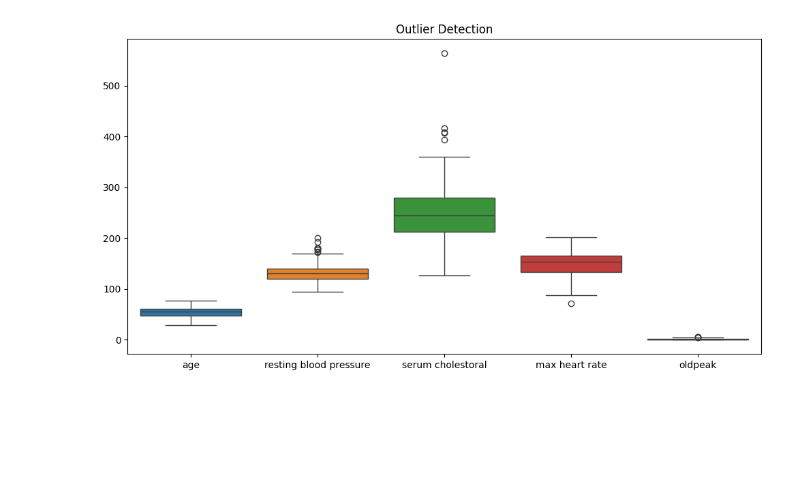
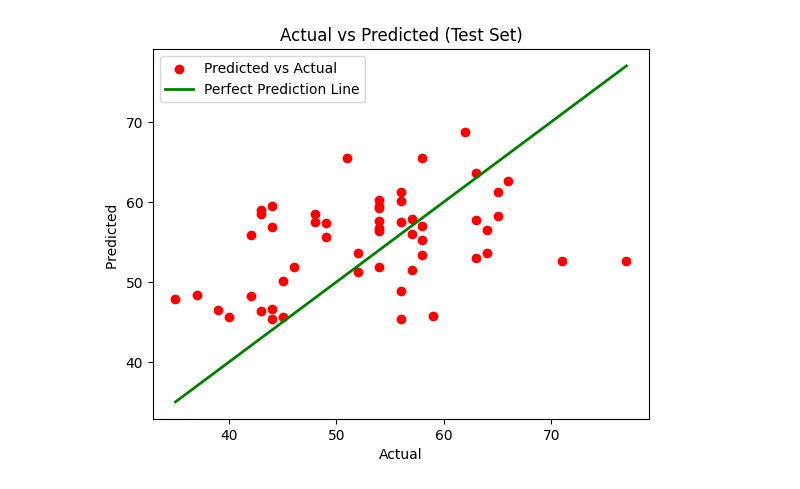
Before and after one commit to mohamed0-ai/ML-CapstoneProject, a Jupyter notebook: notebooks/ML CODE.ipynb, the cells around one changed output. Drawn from its saved outputs; the diff is of its cells as text; code cells hidden in the pictures; blank space fills up the shorter version.

```diff
--- a/notebooks/ML CODE.ipynb
+++ b/notebooks/ML CODE.ipynb
@@ -119,56 +160,46 @@ Name: count, dtype: int64
 # %%
-# -------------------------------
-# 4. Missing Values Handling
-# -------------------------------
-
-# Display number of missing values in each column
-print("\nMissing values per column:\n", df.isnull().sum())
-
-# Handle missing values:
-# Replace missing values with the median for numeric columns
-for col in df.columns:
-    if df[col].isnull().sum() > 0:
-        df[col].fillna(df[col].median(), inplace=True)
-
-# Confirm that there are no remaining missing values
-print("\nMissing values after handling:\n", df.isnull().sum())
+from sklearn.linear_model import LinearRegression
+from sklearn.metrics import mean_squared_error, r2_score
 
 
-# -------------------------------
-# 5. Categorical Feature Handling
-# -------------------------------
+# Split features and target
+y = df['age']
+X = df.drop(columns=[
+    'age'
+    ,'heart disease'
+])
 
-# List of categorical columns
-cat_cols = [
-    'sex',
-    'chest pain type',
-    'fasting blood sugar',
-    'resting electrocardiographic results',
-    'exercise induced angina',
-    'st segment',
-    'major vessels',
-    'thal'
-]
+# Train-Test Split
+X_train, X_test, y_train, y_test = train_test_split(X, y, test_size=0.2, random_state=42)
 
-# Apply One-Hot Encoding to categorical features
-df = pd.get_dummies(df, columns=cat_cols, drop_first=True)
+# Train Model
+model = LinearRegression()
+model.fit(X_train, y_train)
 
+# Prediction
+y_pred = model.predict(X_test)
 
-# -------------------------------
-# 6. Outlier Visualization
-# -------------------------------
+# Evaluation
+mse = mean_squared_error(y_test, y_pred)
+rmse = np.sqrt(mse)
+r2 = r2_score(y_test, y_pred)
 
-# Visualize potential outliers using boxplots
-plt.figure(figsize=(12, 6))
-sns.boxplot(data=df[
-    ['age',
-     'resting blood pressure',
-     'serum cholestoral',
-     'max heart rate',
-     'oldpeak']
-])
-plt.title('Outlier Detection')
+print("MSE:", mse)
+print("RMSE:", rmse)
+print("R2 Score:", r2)
+
+# Visualization
+plt.scatter(y_test, y_pred, color="red", label="Predicted vs Actual")
+plt.plot(
+    [y_test.min(), y_test.max()],
+    [y_test.min(), y_test.max()],
+    color="green",
+    linewidth=2,
+    label="Perfect Prediction Line"
+)
+plt.xlabel("Actual")
+plt.ylabel("Predicted ")
+plt.title("Actual vs Predicted (Test Set)")
+plt.legend()
 plt.show()
-
-# (Optional) Outliers are only visualized here, not removed
 # %% [output]
@@ -192,2 +209,2 @@ dtype: int64
-[figure, old version]
+[figure, new version]
 # %%
```
Also changed, not shown: parts of 9 cells of this notebook.
